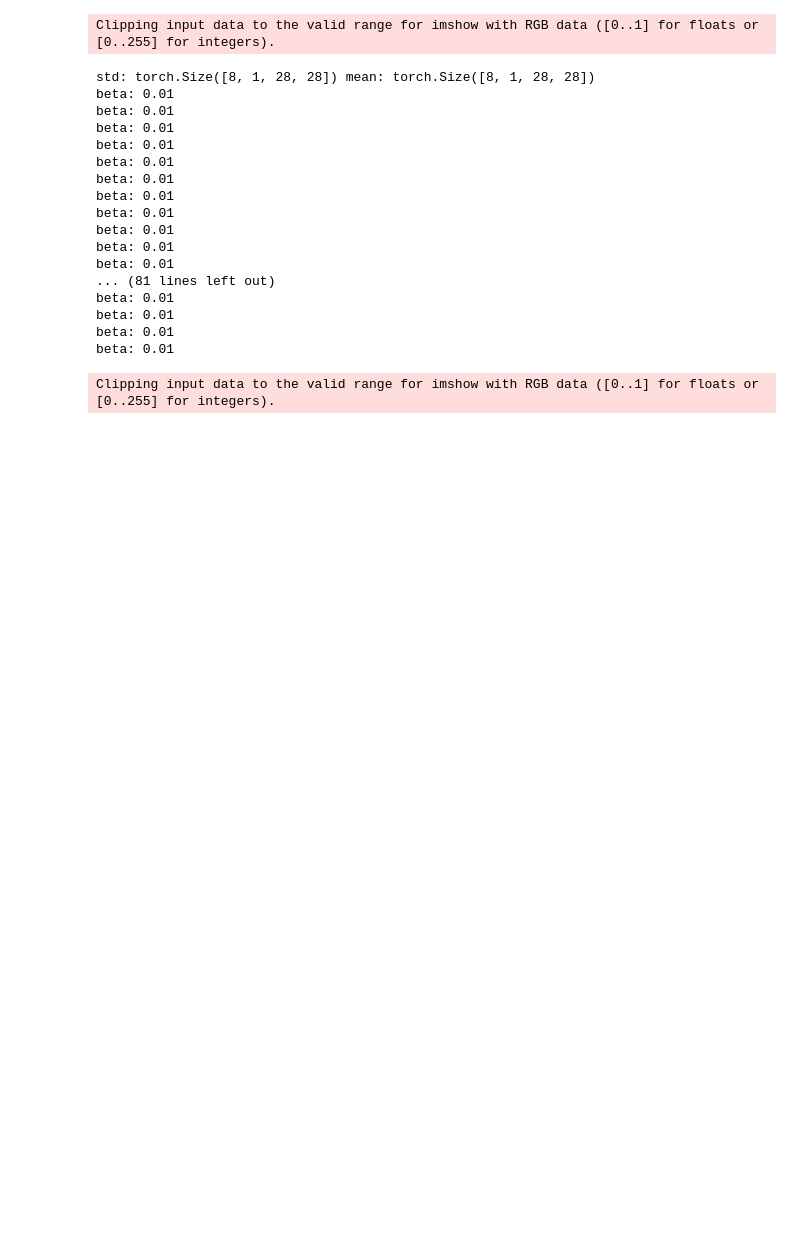
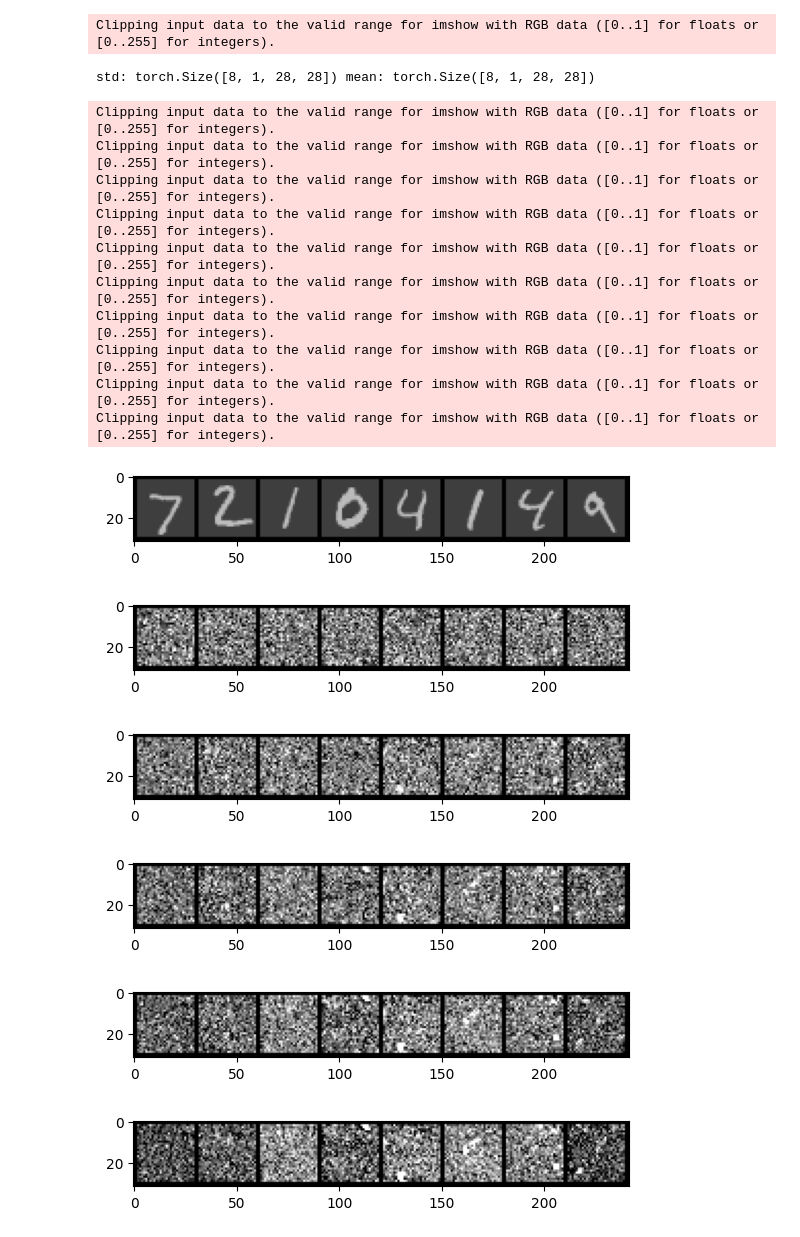
Before and after one commit to kobikelemen/diffusion-model, a Jupyter notebook: diffusion_model.ipynb, the cells around one changed output. Cells and saved outputs as stored; diff of their text form; code cells hidden in the pictures; blank space fills up the shorter version.

```diff
--- a/diffusion_model.ipynb
+++ b/diffusion_model.ipynb
@@ -276,9 +271,9 @@ def sample_diffusion_model(model, timesteps, min_beta, max_beta, batch_size, xt=
     # sigma_t = sqrt(beta)
     if xt == None:
         xt = torch.normal(torch.zeros((batch_size,1,28,28)), torch.ones((batch_size,1,28,28)))
-    for t in range(1,timesteps):
+    for t in range(timesteps,0,-1):
         cur_beta = calc_beta(min_beta, max_beta, t, timesteps)
-        print(f'beta: {cur_beta}')
+        # print(f'beta: {cur_beta}')
         # cur_beta = torch.ones((batch_size))
         # for i in range(batch_size):
         #     cur_beta = calc_beta(min_beta, max_beta, t, timesteps)
@@ -327,58 +322,61 @@ def scale_output_for_plotting(xt):
 def calc_beta(min_b, max_b, t, max_t):
     return min_b + (t/max_t) * (max_b - min_b)
 
+# def calc_beta_dec(min_b, max_b, t, max_t):
+#     return maxb - (t/max_t) * (max_b - min_b)
+
 def sample_simple_diffusion_model(model):
     data_path = './data'
     batch_size = 8
-    timesteps = 998
+    timesteps = 1000
     # beta = 0.01
     # min_beta = 10**-4
+    # max_beta = 0.02
     min_beta = 0.01
     max_beta = 0.01
     transform = transforms.Compose([transforms.ToTensor(), transforms.Lambda(lambda x: (x - 0.5) * 2)])
     test_dat = datasets.MNIST(data_path, train=False, transform=transform)
     loader_test = DataLoader(test_dat, batch_size, shuffle=False)
     sample_inputs, _ = next(iter(loader_test))
     fixed_input = sample_inputs[0:32, :, :, :]
     img = make_grid(denorm(fixed_input), nrow=8, padding=2, normalize=False,
                     value_range=None, scale_each=False, pad_value=0)
     plt.figure()
     show(img)
     plt.savefig('/home/kk2720/dl/diffusion-model/plots/reference_mnist.jpeg')
     with torch.no_grad():
         xt = encode_img(sample_inputs, timesteps, min_beta, max_beta, batch_size)
 
-        recon_batch = sample_diffusion_model(model, timesteps, min_beta, max_beta, batch_size, None)
+        recon_batch = sample_diffusion_model(model, timesteps, min_beta, max_beta, batch_size, xt)
         recon_batch = recon_batch.cpu()
         # recon_batch = scale_output_for_plotting(recon_batch)
         # recon_batch = make_grid(denorm(recon_batch), nrow=8, padding=2, normalize=False,
         #                         value_range=None, scale_each=False, pad_value=0)
         # plt.figure()
         # show(recon_batch)
 
 
 if __name__ == "__main__":
-    model_path = '/home/kk2720/dl/diffusion-model/model/mnist_simple_diffusion3.pt'
+    model_path = '/home/kk2720/dl/diffusion-model/model/mnist_simple_diffusion9.pt'
     model = UNet(1000,100)
     model.load_state_dict(torch.load(model_path))
     sample_simple_diffusion_model(model)
 # %% [output]
 Clipping input data to the valid range for imshow with RGB data ([0..1] for floats or [0..255] for integers).
 std: torch.Size([8, 1, 28, 28]) mean: torch.Size([8, 1, 28, 28])
-beta: 0.01
-beta: 0.01
-beta: 0.01
-beta: 0.01
-beta: 0.01
-beta: 0.01
-beta: 0.01
-beta: 0.01
-beta: 0.01
-beta: 0.01
-beta: 0.01
-... (81 lines left out)
-beta: 0.01
-beta: 0.01
-beta: 0.01
-beta: 0.01
 Clipping input data to the valid range for imshow with RGB data ([0..1] for floats or [0..255] for integers).
+Clipping input data to the valid range for imshow with RGB data ([0..1] for floats or [0..255] for integers).
+Clipping input data to the valid range for imshow with RGB data ([0..1] for floats or [0..255] for integers).
+Clipping input data to the valid range for imshow with RGB data ([0..1] for floats or [0..255] for integers).
+Clipping input data to the valid range for imshow with RGB data ([0..1] for floats or [0..255] for integers).
+Clipping input data to the valid range for imshow with RGB data ([0..1] for floats or [0..255] for integers).
+Clipping input data to the valid range for imshow with RGB data ([0..1] for floats or [0..255] for integers).
+Clipping input data to the valid range for imshow with RGB data ([0..1] for floats or [0..255] for integers).
+Clipping input data to the valid range for imshow with RGB data ([0..1] for floats or [0..255] for integers).
+Clipping input data to the valid range for imshow with RGB data ([0..1] for floats or [0..255] for integers).
+[figure]
+[figure, added]
+[figure, added]
+[figure, added]
+[figure, added]
+[figure, added]
```
Also changed, not shown: parts of 3 cells of this notebook, 2 other files.
